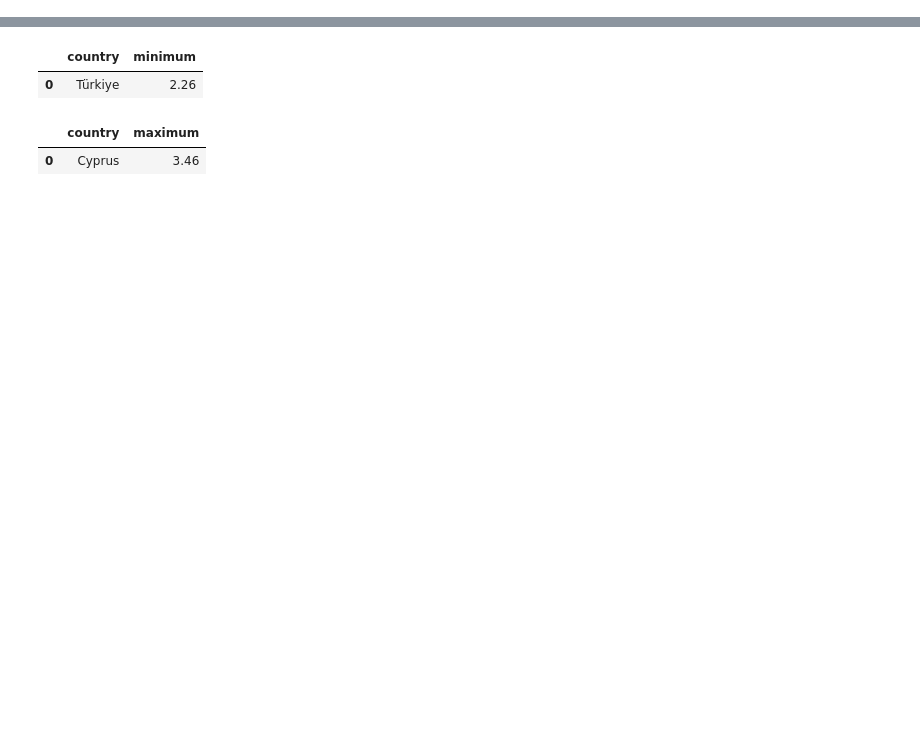
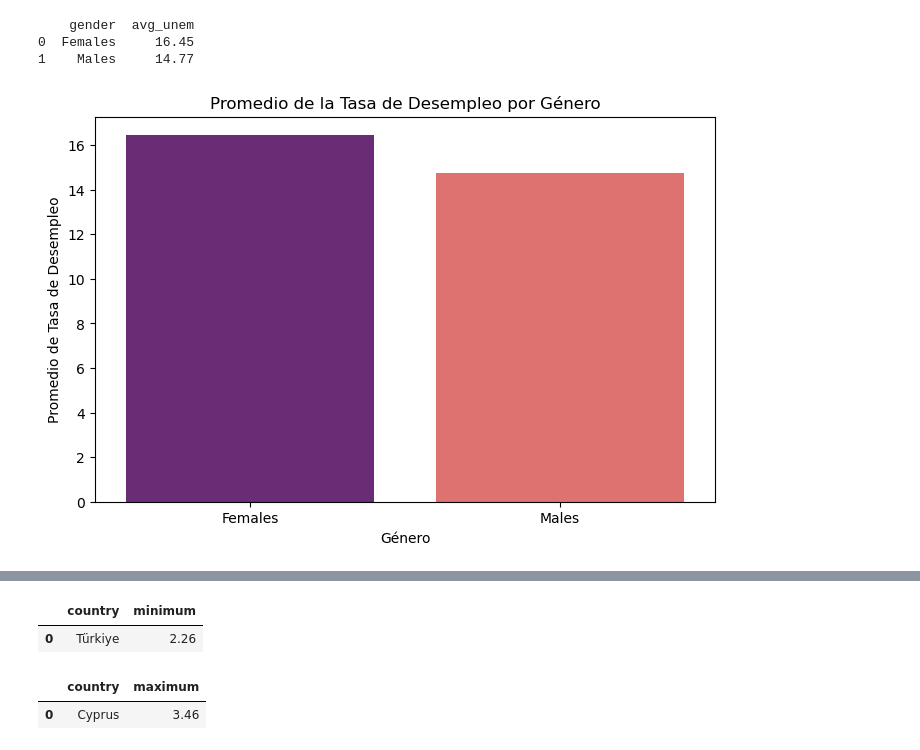
Before and after one commit to harimrys/slq_ue, a Jupyter notebook: ue_graphics.ipynb, the cells around one changed output, grey strips where cells are left out. Drawn from its saved outputs; the diff is of its cells as text; code cells hidden in the pictures; blank space fills up the shorter version.

```diff
--- a/ue_graphics.ipynb
+++ b/ue_graphics.ipynb
@@ -83,0 +45,7 @@ avg_edu_unem
+# %%
+plot_avg_unemployment_by_gender(engine)
+# %% [output]
+    gender  avg_unem
+0  Females     16.45
+1    Males     14.77
+[figure, added]
```
Also changed, not shown: parts of 12 cells of this notebook, 1 other file.
